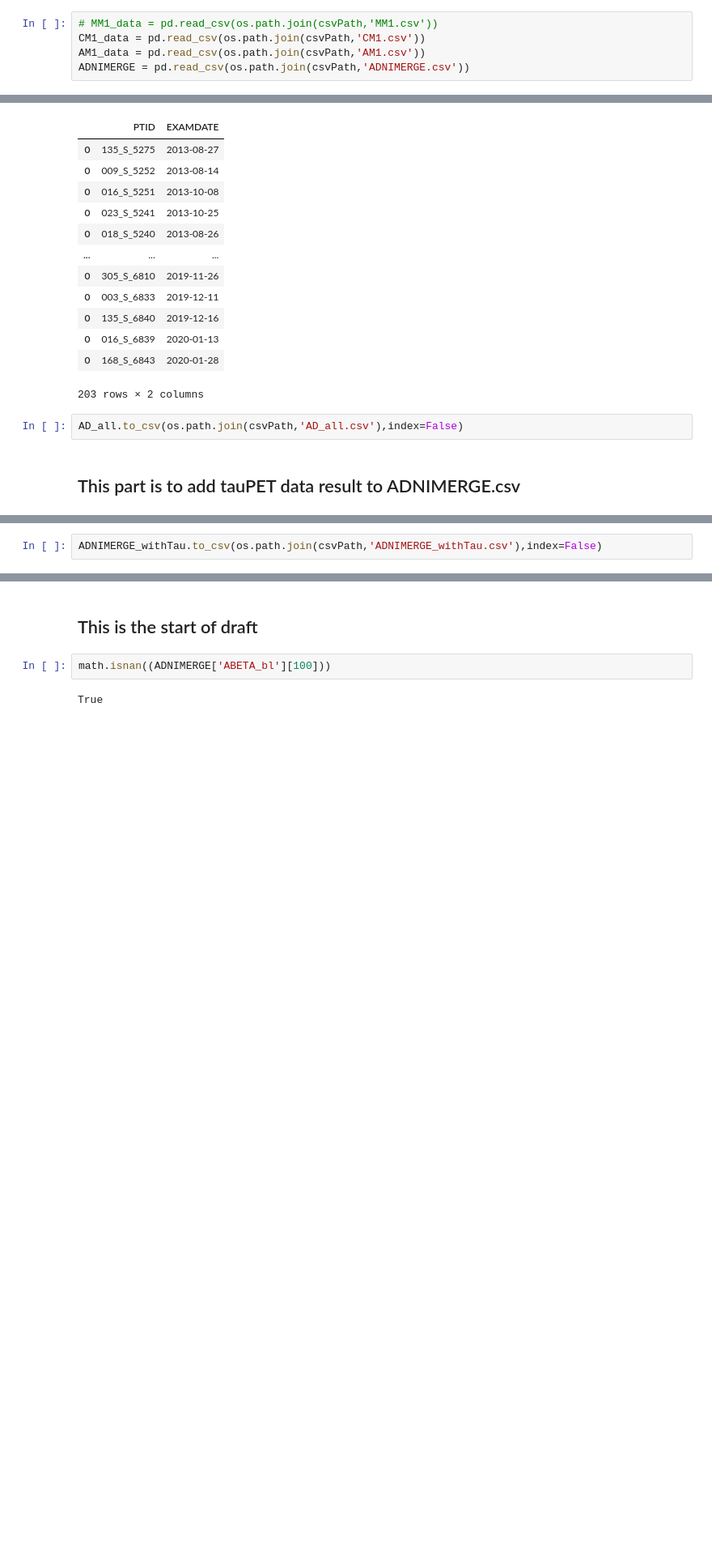
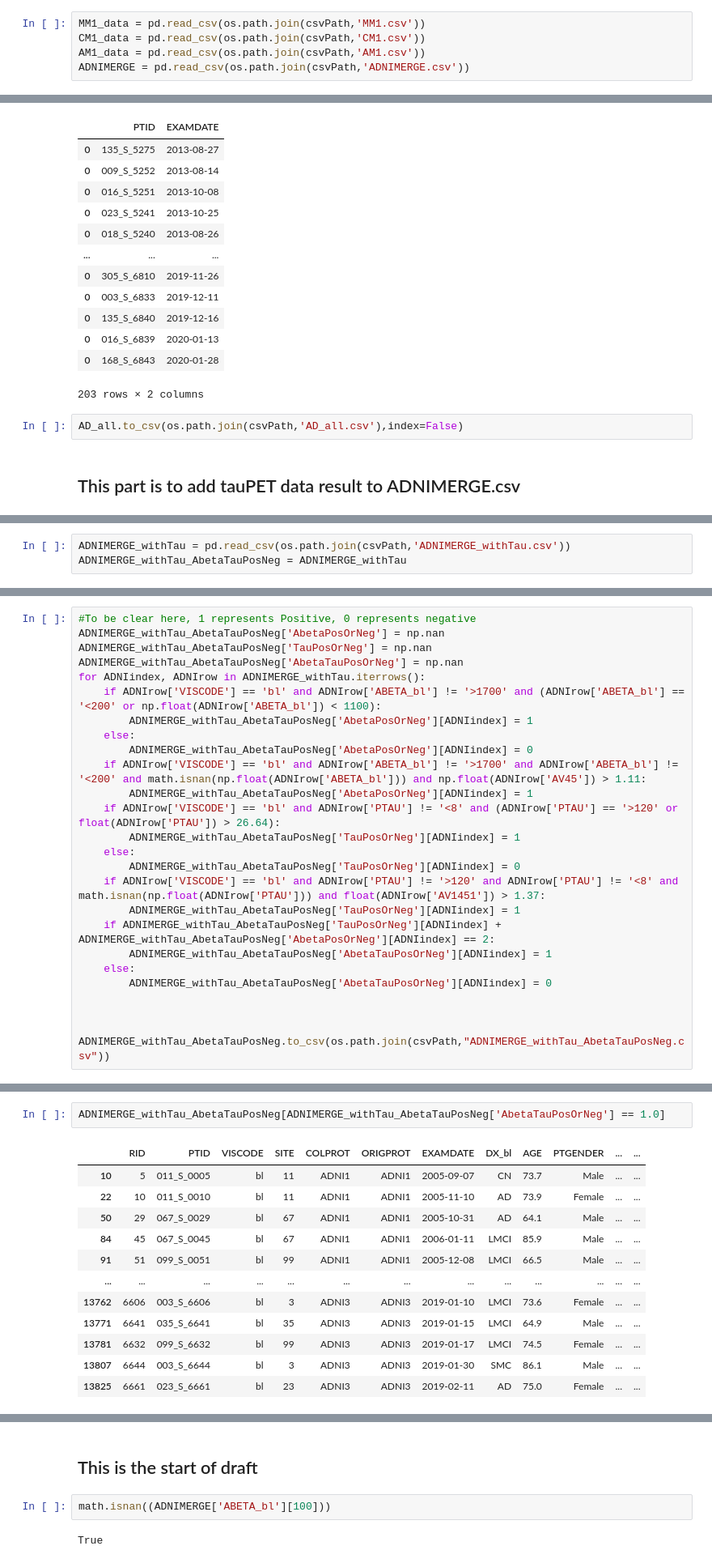
Before and after one commit to ulysses1881826/neuroScript, a Jupyter notebook: makeSpecificPeopleCSV.ipynb, the cells around one changed output, grey strips where cells are left out. Shown at 81% size. Saved outputs shown, nothing was run; the diff lists cells and outputs as text; blank space fills up the shorter version.

```diff
--- a/makeSpecificPeopleCSV.ipynb
+++ b/makeSpecificPeopleCSV.ipynb
@@ -23,7 +22,7 @@ downloadFreesurferOutput.sh        uploadNiiToBrainIo.sh
 # %%
 csvPath = "/home/ubuntu/Desktop/ADNI_MRI_Image/neuroScript/csvFiles"
 # %%
-# MM1_data = pd.read_csv(os.path.join(csvPath,'MM1.csv'))
+MM1_data = pd.read_csv(os.path.join(csvPath,'MM1.csv'))
 CM1_data = pd.read_csv(os.path.join(csvPath,'CM1.csv'))
 AM1_data = pd.read_csv(os.path.join(csvPath,'AM1.csv'))
 ADNIMERGE = pd.read_csv(os.path.join(csvPath,'ADNIMERGE.csv'))
@@ -312,2 +301,3 @@ See the caveats in the documentation: https://pandas.pydata.org/pandas-docs/stab
 # %%
-ADNIMERGE_withTau.to_csv(os.path.join(csvPath,'ADNIMERGE_withTau.csv'),index=False)
+ADNIMERGE_withTau = pd.read_csv(os.path.join(csvPath,'ADNIMERGE_withTau.csv'))
+ADNIMERGE_withTau_AbetaTauPosNeg = ADNIMERGE_withTau
@@ -329,0 +304,26 @@ ADNIMERGE_withTau[ADNIMERGE_withTau['AV1451']>0]
+# %%
+#To be clear here, 1 represents Positive, 0 represents negative
+ADNIMERGE_withTau_AbetaTauPosNeg['AbetaPosOrNeg'] = np.nan
+ADNIMERGE_withTau_AbetaTauPosNeg['TauPosOrNeg'] = np.nan
+ADNIMERGE_withTau_AbetaTauPosNeg['AbetaTauPosOrNeg'] = np.nan
+for ADNIindex, ADNIrow in ADNIMERGE_withTau.iterrows():
+    if ADNIrow['VISCODE'] == 'bl' and ADNIrow['ABETA_bl'] != '>1700' and (ADNIrow['ABETA_bl'] == '<200' or np.float(ADNIrow['ABETA_bl']) < 1100):
+        ADNIMERGE_withTau_AbetaTauPosNeg['AbetaPosOrNeg'][ADNIindex] = 1
+    else:
+        ADNIMERGE_withTau_AbetaTauPosNeg['AbetaPosOrNeg'][ADNIindex] = 0
+    if ADNIrow['VISCODE'] == 'bl' and ADNIrow['ABETA_bl'] != '>1700' and ADNIrow['ABETA_bl'] != '<200' and math.isnan(np.float(ADNIrow['ABETA_bl'])) and np.float(ADNIrow['AV45']) > 1.11:
+        ADNIMERGE_withTau_AbetaTauPosNeg['AbetaPosOrNeg'][ADNIindex] = 1
+    if ADNIrow['VISCODE'] == 'bl' and ADNIrow['PTAU'] != '<8' and (ADNIrow['PTAU'] == '>120' or float(ADNIrow['PTAU']) > 26.64):
+        ADNIMERGE_withTau_AbetaTauPosNeg['TauPosOrNeg'][ADNIindex] = 1
+    else:
+        ADNIMERGE_withTau_AbetaTauPosNeg['TauPosOrNeg'][ADNIindex] = 0
+    if ADNIrow['VISCODE'] == 'bl' and ADNIrow['PTAU'] != '>120' and ADNIrow['PTAU'] != '<8' and math.isnan(np.float(ADNIrow['PTAU'])) and float(ADNIrow['AV1451']) > 1.37:
+        ADNIMERGE_withTau_AbetaTauPosNeg['TauPosOrNeg'][ADNIindex] = 1
+    if ADNIMERGE_withTau_AbetaTauPosNeg['TauPosOrNeg'][ADNIindex] + ADNIMERGE_withTau_AbetaTauPosNeg['AbetaPosOrNeg'][ADNIindex] == 2:
+        ADNIMERGE_withTau_AbetaTauPosNeg['AbetaTauPosOrNeg'][ADNIindex] = 1
+    else:
+        ADNIMERGE_withTau_AbetaTauPosNeg['AbetaTauPosOrNeg'][ADNIindex] = 0
+
+
+
+ADNIMERGE_withTau_AbetaTauPosNeg.to_csv(os.path.join(csvPath,"ADNIMERGE_withTau_AbetaTauPosNeg.csv"))
@@ -329,0 +348,15 @@ ADNIMERGE_withTau[ADNIMERGE_withTau['AV1451']>0]
+# %%
+ADNIMERGE_withTau_AbetaTauPosNeg[ADNIMERGE_withTau_AbetaTauPosNeg['AbetaTauPosOrNeg'] == 1.0]
+# %% [output]
+|  | RID | PTID | VISCODE | SITE | COLPROT | ORIGPROT | EXAMDATE | DX_bl | AGE | PTGENDER | ... | ... |
+| 10 | 5 | 011_S_0005 | bl | 11 | ADNI1 | ADNI1 | 2005-09-07 | CN | 73.7 | Male | ... | ... |
+| 22 | 10 | 011_S_0010 | bl | 11 | ADNI1 | ADNI1 | 2005-11-10 | AD | 73.9 | Female | ... | ... |
+| 50 | 29 | 067_S_0029 | bl | 67 | ADNI1 | ADNI1 | 2005-10-31 | AD | 64.1 | Male | ... | ... |
+| 84 | 45 | 067_S_0045 | bl | 67 | ADNI1 | ADNI1 | 2006-01-11 | LMCI | 85.9 | Male | ... | ... |
+| 91 | 51 | 099_S_0051 | bl | 99 | ADNI1 | ADNI1 | 2005-12-08 | LMCI | 66.5 | Male | ... | ... |
+| ... | ... | ... | ... | ... | ... | ... | ... | ... | ... | ... | ... | ... |
+| 13762 | 6606 | 003_S_6606 | bl | 3 | ADNI3 | ADNI3 | 2019-01-10 | LMCI | 73.6 | Female | ... | ... |
+| 13771 | 6641 | 035_S_6641 | bl | 35 | ADNI3 | ADNI3 | 2019-01-15 | LMCI | 64.9 | Male | ... | ... |
+| 13781 | 6632 | 099_S_6632 | bl | 99 | ADNI3 | ADNI3 | 2019-01-17 | LMCI | 74.5 | Female | ... | ... |
+| 13807 | 6644 | 003_S_6644 | bl | 3 | ADNI3 | ADNI3 | 2019-01-30 | SMC | 86.1 | Male | ... | ... |
+| 13825 | 6661 | 023_S_6661 | bl | 23 | ADNI3 | ADNI3 | 2019-02-11 | AD | 75.0 | Female | ... | ... |
```
Also changed, not shown: parts of 14 cells of this notebook, 10 other files.
